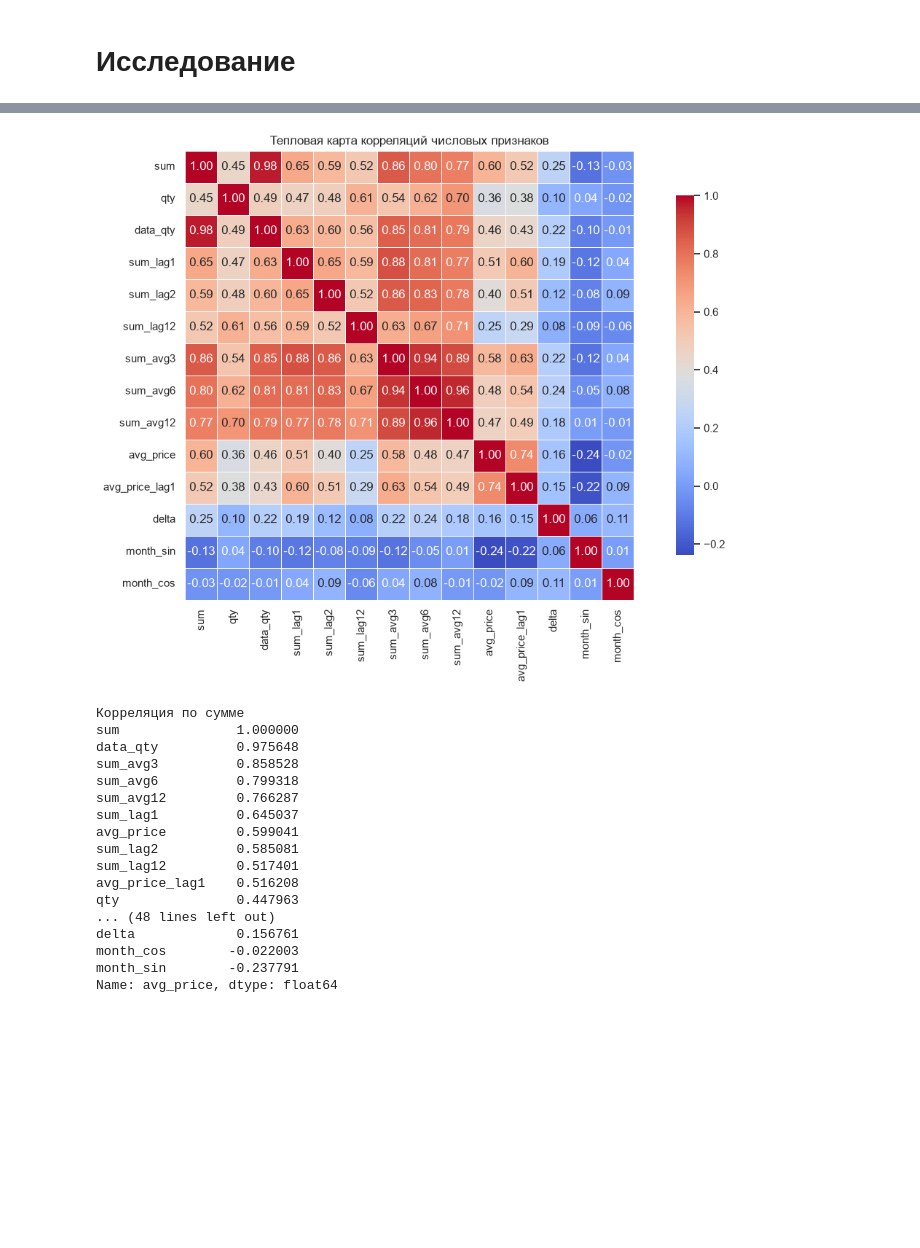
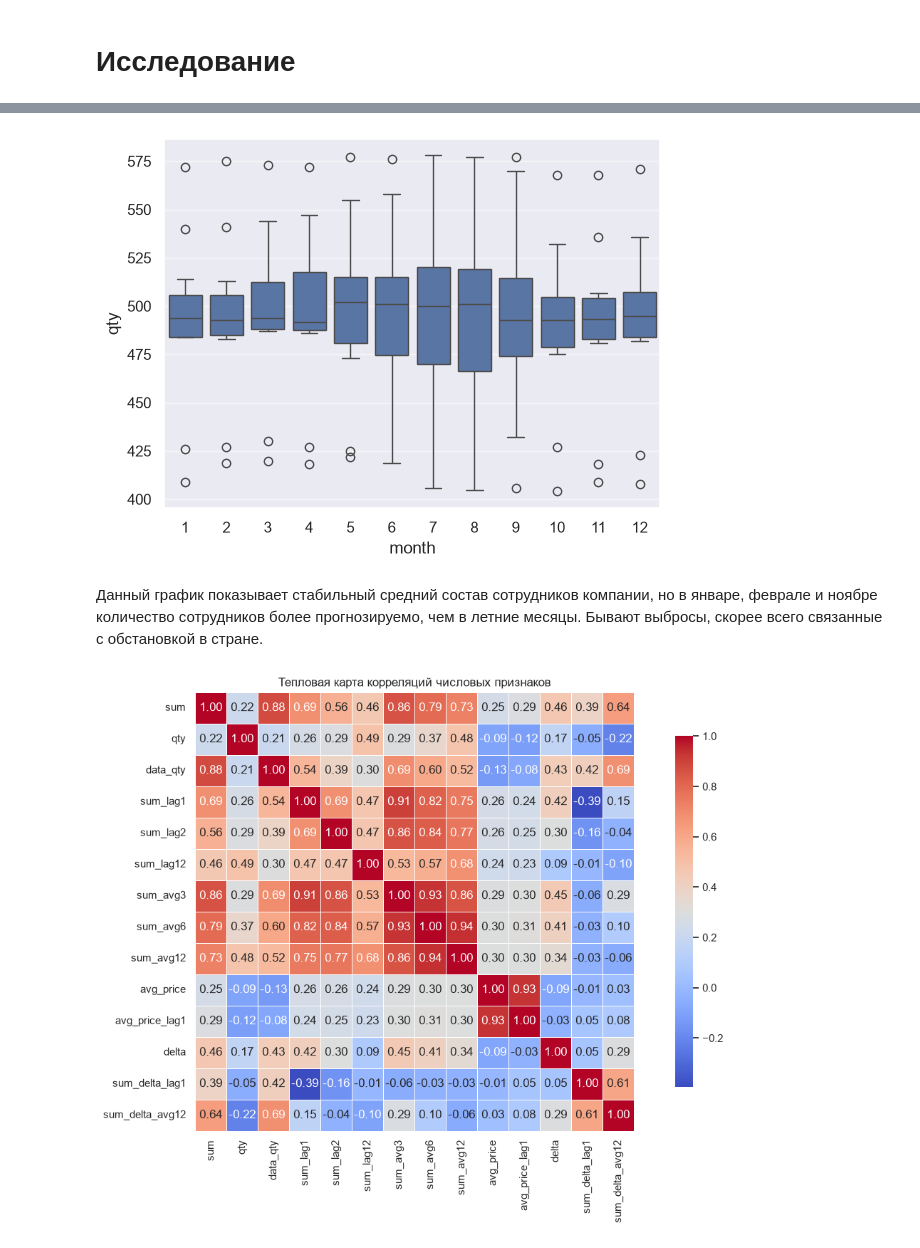
Before and after one commit to burtsevdmitry/ai-learning, a Jupyter notebook: sub-1/sub-1-1.ipynb, the cells around one changed output, grey strips where cells are left out. Drawn from its saved outputs; the diff is of its cells as text; code cells hidden in the pictures; blank space fills up the shorter version.

```diff
--- a/sub-1/sub-1-1.ipynb
+++ b/sub-1/sub-1-1.ipynb
@@ -211,48 +195,27 @@ plt.show()
+# %%
+sns.boxplot(data =dataMonitor, x="month", y = "qty")
+plt.show()
+# %% [output]
+[figure, added]
+# %% [markdown]
+Данный график показывает стабильный средний состав сотрудников компании, но в январе, феврале и ноябре количество сотрудников более прогнозируемо, чем в летние месяцы. Бывают выбросы, скорее всего связанные с обстановкой в стране.
 # %%
-numeric_cols = ['sum', 'qty', 'data_qty',
-                'sum_lag1', 'sum_lag2', 'sum_lag12',
-                'sum_avg3', 'sum_avg6', 'sum_avg12', 'avg_price', 'avg_price_lag1', 'delta', 'month_sin', 'month_cos']
+# Попытка выбобра числовых характеристик с помощью тепловой карты
+numeric_cols = ['sum', 'qty', 'data_qty', 'sum_lag1', 'sum_lag2', 'sum_lag12',
+                'sum_avg3', 'sum_avg6', 'sum_avg12', 'avg_price', 'avg_price_lag1',
+                'delta', 'sum_delta_lag1', 'sum_delta_avg12']
 df_numeric = dataMonitor[numeric_cols]
 corr_matrix = df_numeric.corr()
 
 plt.figure(figsize=(15, 8))  # размер графика
 sns.heatmap(corr_matrix,
             annot=True,        # показывать значения коэффициентов в ячейках
             fmt='.2f',         # формат чисел (2 знака после запятой)
             cmap='coolwarm',   # цветовая схема: синий – отрицательная, красный – положительная
             square=True,       # квадратные ячейки
             linewidths=0.5,    # линии между ячейками
             cbar_kws={"shrink": 0.8})  # настройка цветовой шкалы
 plt.title('Тепловая карта корреляций числовых признаков')
 plt.show()
-
-print("Корреляция по сумме")
-print(corr_matrix['sum'].sort_values(ascending=False))
-
-print("Корреляция по количеству")
-print(corr_matrix['data_qty'].sort_values(ascending=False))
-
-print("Корреляция по сотрудникам")
-print(corr_matrix['qty'].sort_values(ascending=False))
-
-print("Корреляция по средней цене")
-print(corr_matrix['avg_price'].sort_values(ascending=False))
 # %% [output]
-[figure, old version]
+[figure, new version]
-Корреляция по сумме
-sum               1.000000
-data_qty          0.975648
-sum_avg3          0.858528
-sum_avg6          0.799318
-sum_avg12         0.766287
-sum_lag1          0.645037
-avg_price         0.599041
-sum_lag2          0.585081
-sum_lag12         0.517401
-avg_price_lag1    0.516208
-qty               0.447963
-... (48 lines left out)
-delta             0.156761
-month_cos        -0.022003
-month_sin        -0.237791
-Name: avg_price, dtype: float64
```
Also changed, not shown: parts of 23 cells of this notebook, 2 other files.
